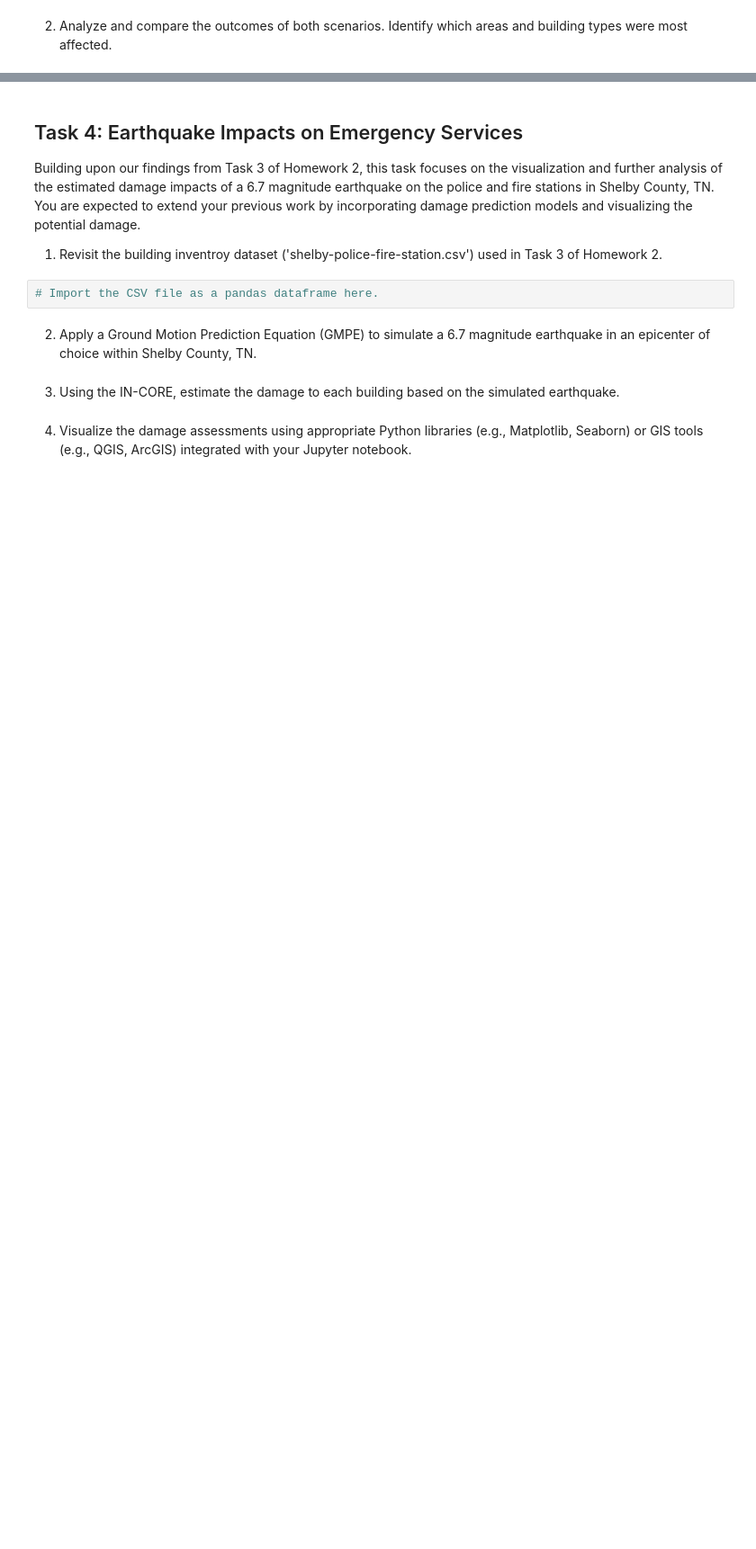
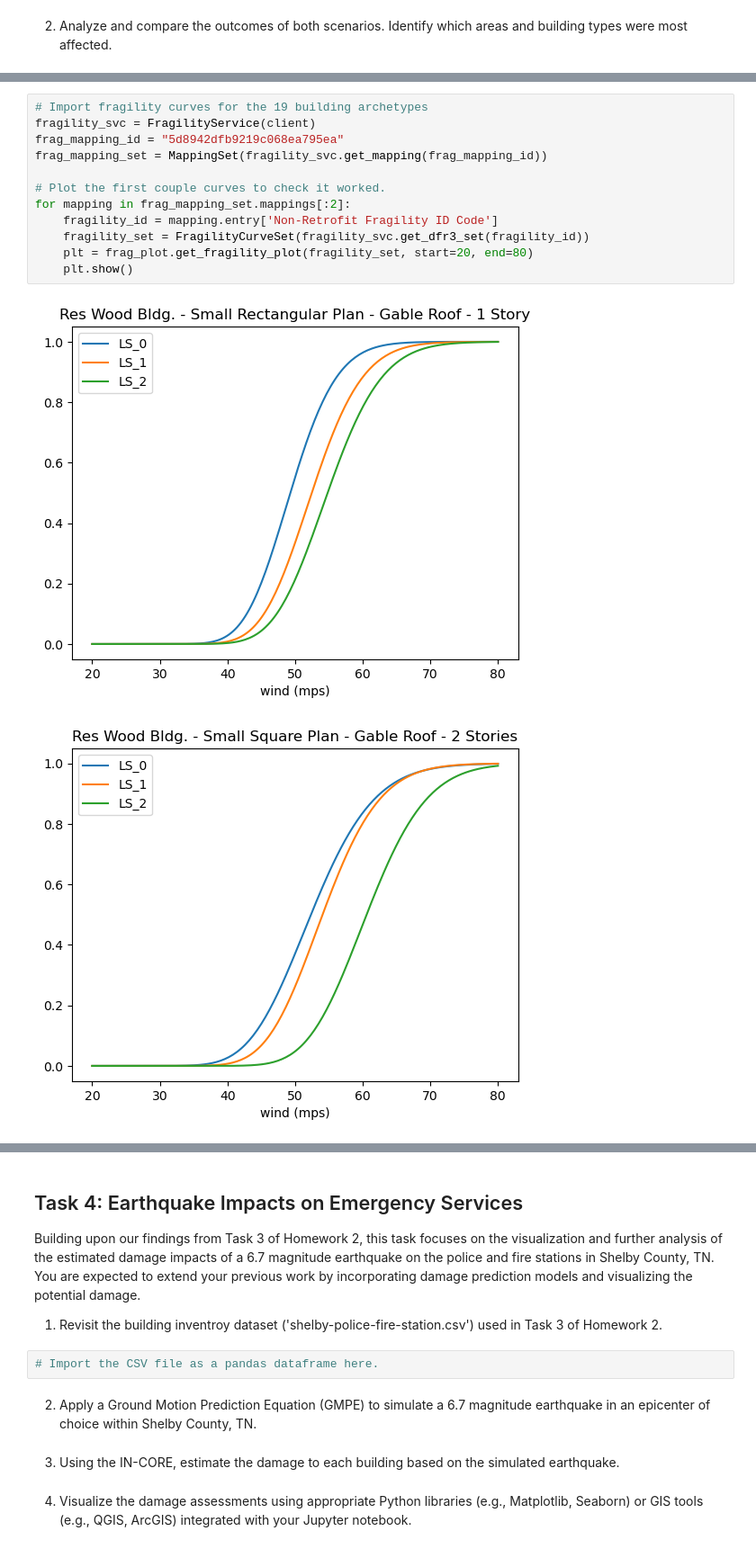
Before and after one commit to julia-ehlers/AREN-8940-infra-comm-resilience, a Jupyter notebook: homework-3/homework-3.ipynb, the cells around one changed output, grey strips where cells are left out. Shown at 90% size. Drawn from its saved outputs; the diff is of its cells as text; blank space fills up the shorter version.

```diff
--- a/homework-3/homework-3.ipynb
+++ b/homework-3/homework-3.ipynb
@@ -102,0 +118,15 @@ viz.plot_tornado(ef5_ID, client, basemap = True)
+# %%
+# Import fragility curves for the 19 building archetypes
+fragility_svc = FragilityService(client)
+frag_mapping_id = "5d8942dfb9219c068ea795ea"
+frag_mapping_set = MappingSet(fragility_svc.get_mapping(frag_mapping_id))
+
+# Plot the first couple curves to check it worked.
+for mapping in frag_mapping_set.mappings[:2]:
+    fragility_id = mapping.entry['Non-Retrofit Fragility ID Code']
+    fragility_set = FragilityCurveSet(fragility_svc.get_dfr3_set(fragility_id))
+    plt = frag_plot.get_fragility_plot(fragility_set, start=20, end=80)
+    plt.show()
+# %% [output]
+[figure, added]
+[figure, added]
```
Also changed, not shown: parts of 9 cells of this notebook.
